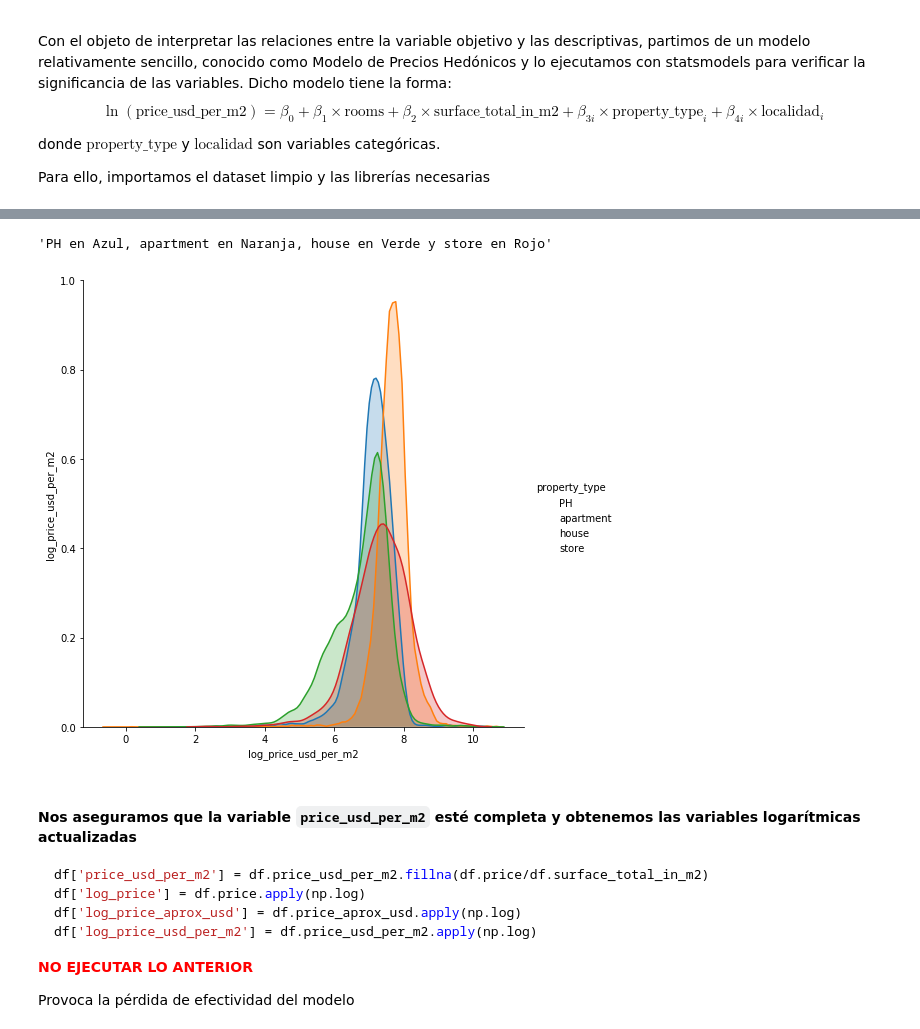
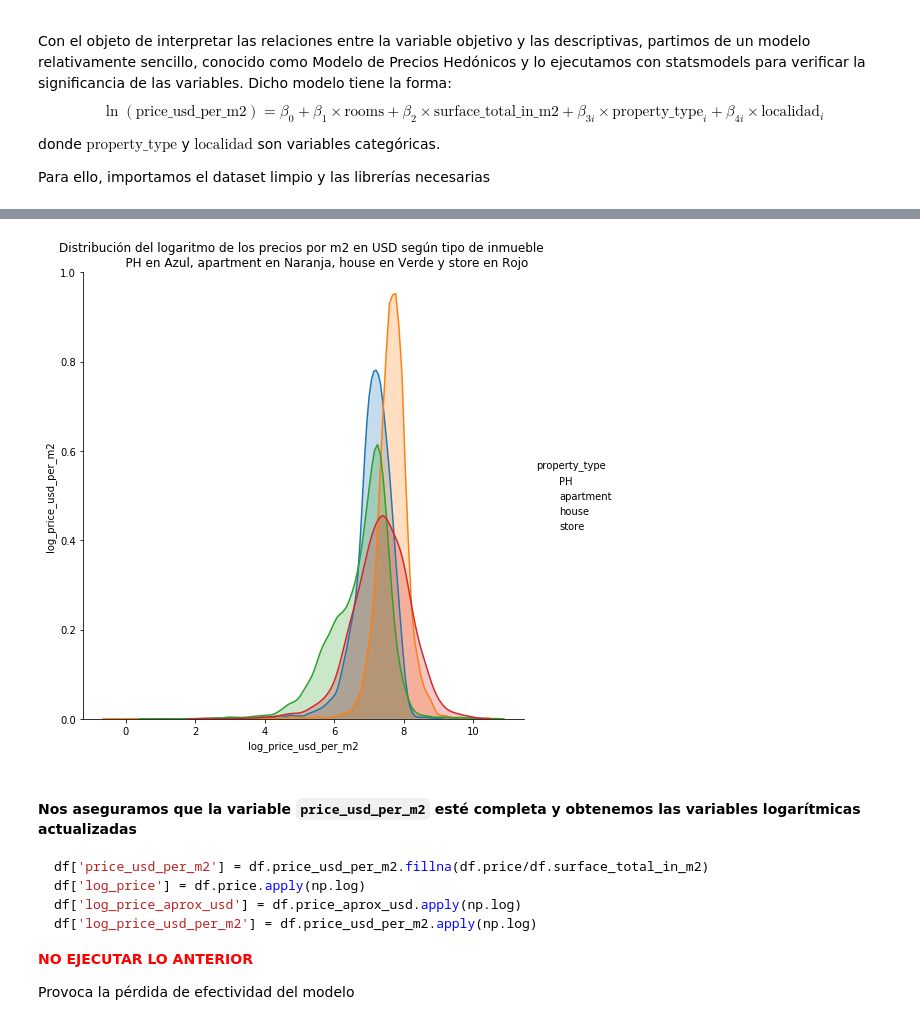
Before and after one commit to francodegio/DigitalHouse, a Jupyter notebook: Desafío 2 - Properati.ipynb, the cells around one changed output, grey strips where cells are left out. Saved outputs shown, nothing was run; the diff lists cells and outputs as text; code cells hidden in the pictures.

```diff
--- a/Desafío 2 - Properati.ipynb
+++ b/Desafío 2 - Properati.ipynb
@@ -27,9 +31,9 @@ apartment en Naranja, house en Verde y store en Rojo'
 # %%
-sns.pairplot(df, vars=['log_price_usd_per_m2'], hue='property_type', height=7, markers='property_type'); 'PH en Azul, \
-apartment en Naranja, house en Verde y store en Rojo'
+sns.pairplot(df, vars=['log_price_usd_per_m2'], hue='property_type', height=7, markers='property_type');
+plt.title('Distribución del logaritmo de los precios por m2 en USD según tipo de inmueble \n \
+           PH en Azul, apartment en Naranja, house en Verde y store en Rojo');
 # %% [output]
-'PH en Azul, apartment en Naranja, house en Verde y store en Rojo'
-[figure, old version]
+[figure, new version]
 # %% [markdown]
 #### Nos aseguramos que la variable `price_usd_per_m2` esté completa y obtenemos las variables logarítmicas actualizadas
 
```
Also changed, not shown: parts of 33 cells of this notebook, 7 other files.
